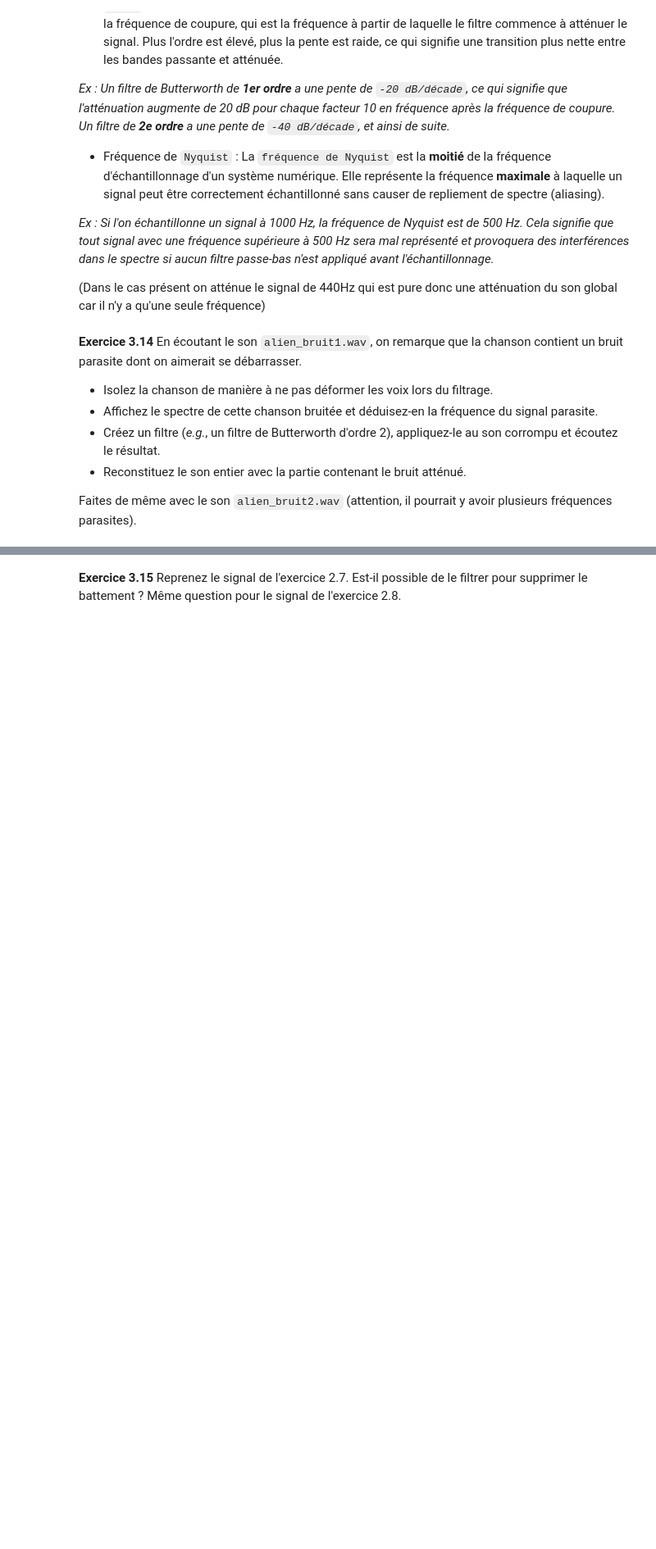
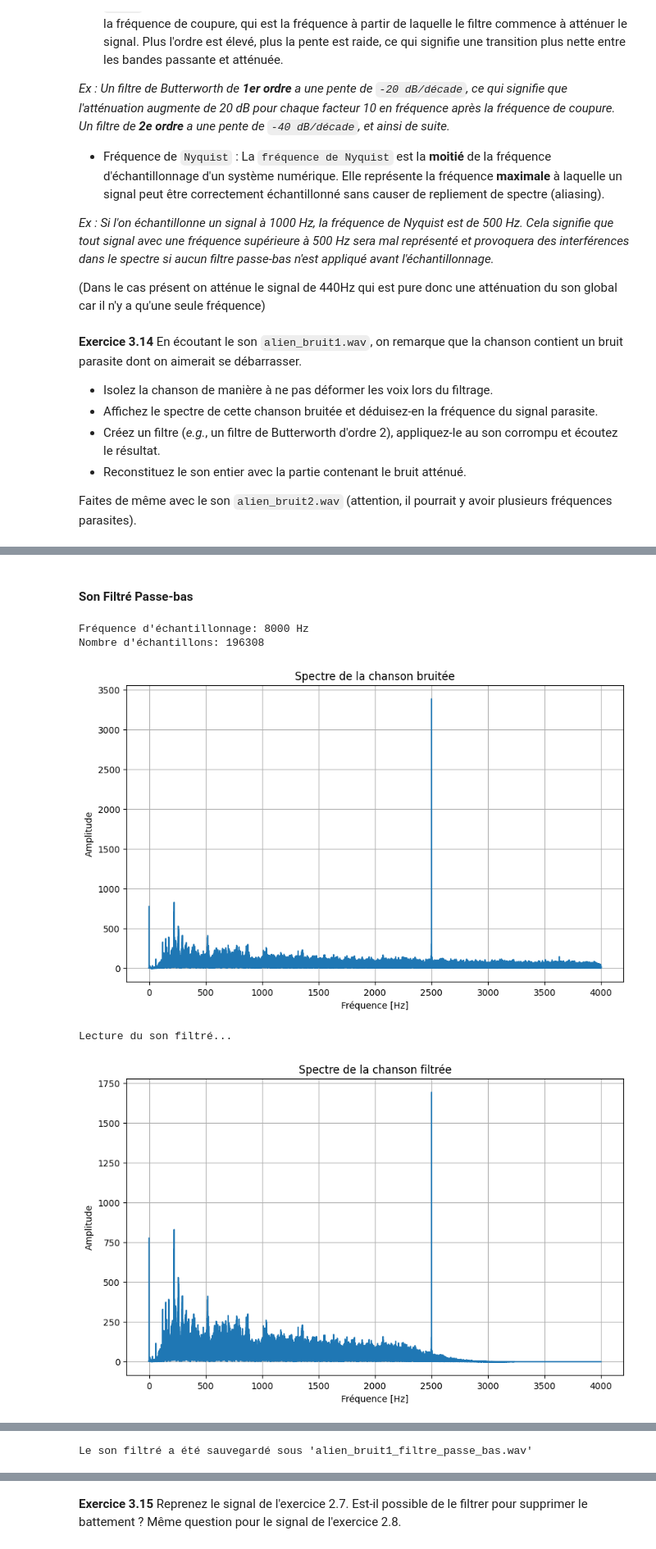
Before and after one commit to Makker5000/Traitement-de-Signaux-Reco-Alarme, a Jupyter notebook: T3032_TP_notebook_seance_Representation fréq de signaux 3.ipynb, the cells around one changed output, grey strips where cells are left out. Shown: that part at 82% size. Saved outputs shown, nothing was run; the diff lists cells and outputs as text; code cells hidden in the pictures; blank space fills up the shorter version.

```diff
--- a/T3032_TP_notebook_seance_Representation fréq de signaux 3.ipynb
+++ b/T3032_TP_notebook_seance_Representation fréq de signaux 3.ipynb
@@ -85,0 +107,78 @@ Faites de même avec le son `alien_bruit2.wav` (attention, il pourrait y avoir p
+# %% [markdown]
+#### Son Filtré Passe-bas
+# %%
+# Lecture du fichier son Original
+fe, data2 = read('Fichiers-pour-TP/sound/alien_bruit1.wav')
+print(f"Fréquence d'échantillonnage: {fe} Hz")
+print(f"Nombre d'échantillons: {len(data2)}")
+
+# Normaliser le signal si besoin (pour les fichiers wav int16)
+data2 = data2 / np.max(np.abs(data2))
+
+# 2. Analyse spectrale pour identifier la fréquence du bruit
+t_original1 = np.arange(len(data2)) / fe
+TF_original1 = np.fft.fft(data2)
+frequencies_original1 = np.fft.fftfreq(len(TF_original1), d=1/fe)
+
+# Affichage du spectre pour visualiser le bruit
+plt.figure(figsize=(10, 6))
+plt.plot(frequencies_original1[:len(frequencies_original1)//2], np.abs(TF_original1[:len(frequencies_original1)//2]))
+plt.title('Spectre de la chanson bruitée')
+plt.xlabel('Fréquence [Hz]')
+plt.ylabel('Amplitude')
+plt.grid(True)
+plt.show()
+
+# Identification de la fréquence du bruit (à adapter selon le pic observé dans le spectre)
+# freq_bruit = 2500  # Par exemple, si le pic de bruit est à 1000 Hz
+
+# 3. Conception du filtre passe-bas pour atténuer le bruit
+# Choisir la fréquence de coupure pour atténuer le bruit détecté
+fc = 2500  # Fréquence de coupure choisie en Hz (à ajuster en fonction du bruit)
+wc = fc / (fe / 2)  # Normalisation par rapport à la fréquence de Nyquist (Fe/2)
+b, a = signal.butter(4, wc, btype='low')    # Création du Filtre Passe-bas
+
+# 4. Application du filtre Passe-bas au signal
+data_filtre1 = signal.filtfilt(b, a, data2)
+
+# Écouter le son filtré pour évaluer le résultat
+print("Lecture du son filtré...")
+sd.play(data_filtre1, fe)
+sd.wait()
+
+# Analyse Spectrale du son Filtré
+t_filtre1 = np.arange(len(data2)) / fe
+TF_filtre1 = np.fft.fft(data_filtre1)
+frequencies_filtre1 = np.fft.fftfreq(len(TF_filtre1), d=1/fe)
+
+# Affichage du spectre pour visualiser le l'atténuation du bruit
+plt.figure(figsize=(10, 6))
+plt.plot(frequencies_filtre1[:len(frequencies_filtre1)//2], np.abs(TF_filtre1[:len(frequencies_filtre1)//2]))
+plt.title('Spectre de la chanson filtrée')
+plt.xlabel('Fréquence [Hz]')
+plt.ylabel('Amplitude')
+plt.grid(True)
+plt.show()
+
+# 5. Sauvegarder le son filtré
+write('Fichiers-pour-TP/Sons-creer-modifie/alien_bruit1_filtre_passe_bas.wav', fe, (data_filtre1 * 32767).astype(np.int16))
+
+# Visualisation de la partie nettoyée comparée au son original
+plt.figure(figsize=(10, 6))
+plt.plot(t_original1, data2, label='Son original', alpha=0.5)
+plt.plot(t_filtre1, data_filtre1, label='Son filtré', linestyle='--')
+plt.xlabel('Temps [s]')
+plt.ylabel('Amplitude')
+plt.title('Comparaison entre le son original et le son filtré (passe-bas)')
+plt.legend()
+plt.grid(True)
+plt.show()
+
+# Reconstitution du son entier en sauvegardant la version filtrée
+print("Le son filtré a été sauvegardé sous 'alien_bruit1_filtre_passe_bas.wav'")
+# %% [output]
+Fréquence d'échantillonnage: 8000 Hz
+Nombre d'échantillons: 196308
+[figure, added]
+Lecture du son filtré...
+[figure, added]
@@ -85,0 +186 @@ Faites de même avec le son `alien_bruit2.wav` (attention, il pourrait y avoir p
+Le son filtré a été sauvegardé sous 'alien_bruit1_filtre_passe_bas.wav'
```
Also changed, not shown: parts of 6 cells of this notebook, 3 other files.
